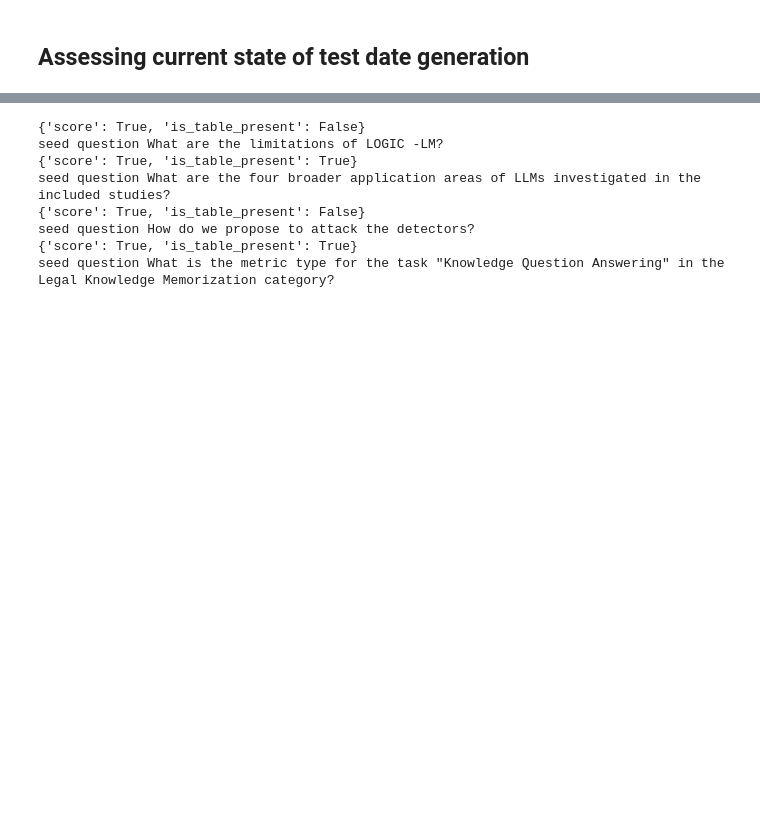
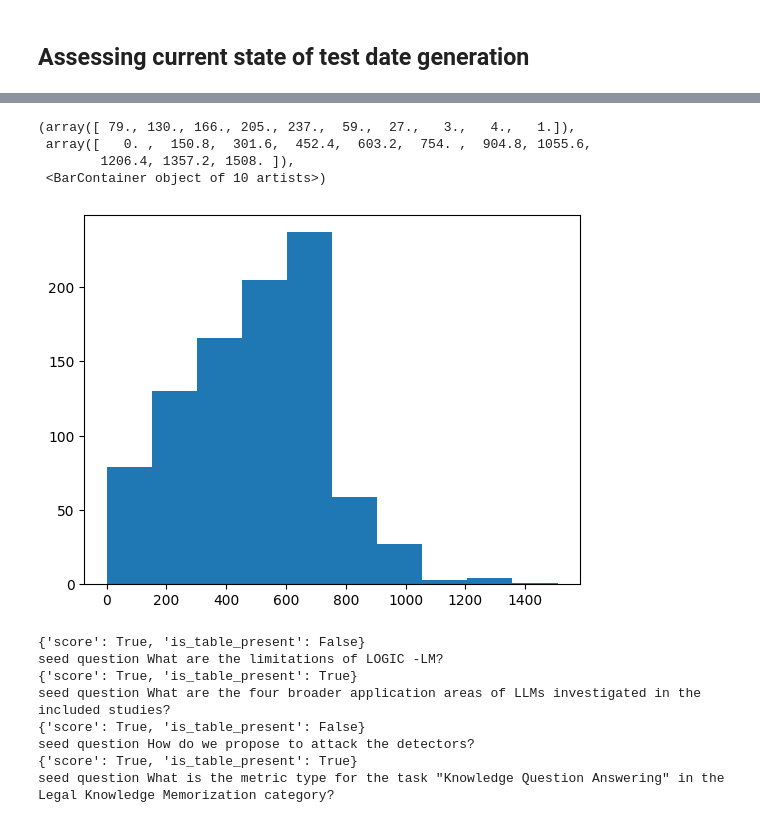
Before and after one commit to explodinggradients/ragas, a Jupyter notebook: experimental/Testgeneration.ipynb, the cells around one changed output, grey strips where cells are left out. Cells and saved outputs as stored; diff of their text form; code cells hidden in the pictures; blank space fills up the shorter version.

```diff
--- a/experimental/Testgeneration.ipynb
+++ b/experimental/Testgeneration.ipynb
@@ -21,3 +21,3 @@ loader = ArxivReader()
 # %%
-documents = loader.load_data("abs:LLM",max_results=50)
+documents = loader.load_data("abs:large language models+AND+abs:prompting",max_results=50)
 # %% [output]
@@ -25,3 +53,11 @@ WARNING:pypdf.generic._base:could not convert string to float: '0.000000000000-2
+# %%
+plt.hist([len(doc.get_content().split()) for doc in documents])
+# %% [output]
+(array([ 79., 130., 166., 205., 237.,  59.,  27.,   3.,   4.,   1.]),
+ array([   0. ,  150.8,  301.6,  452.4,  603.2,  754. ,  904.8, 1055.6,
+        1206.4, 1357.2, 1508. ]),
+ <BarContainer object of 10 artists>)
+[figure, added]
 # %%
 test_dist =  {
     "simple": 0.3,
```
Also changed, not shown: parts of 19 cells of this notebook.
